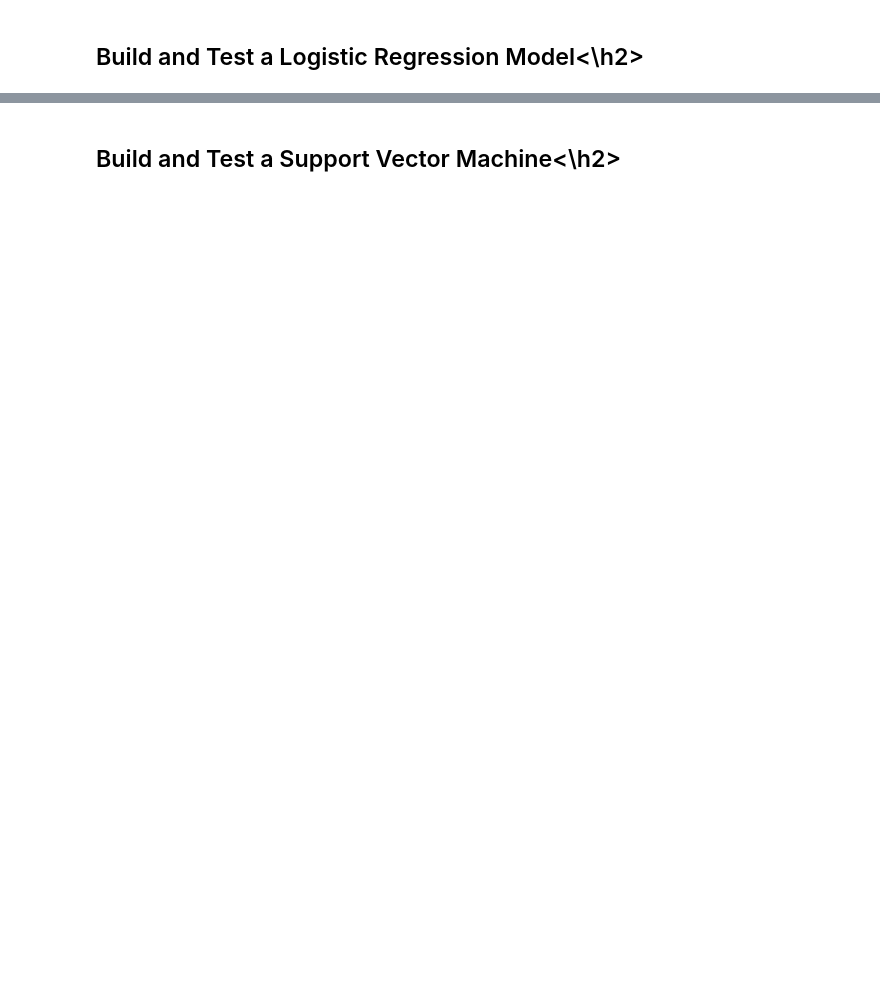
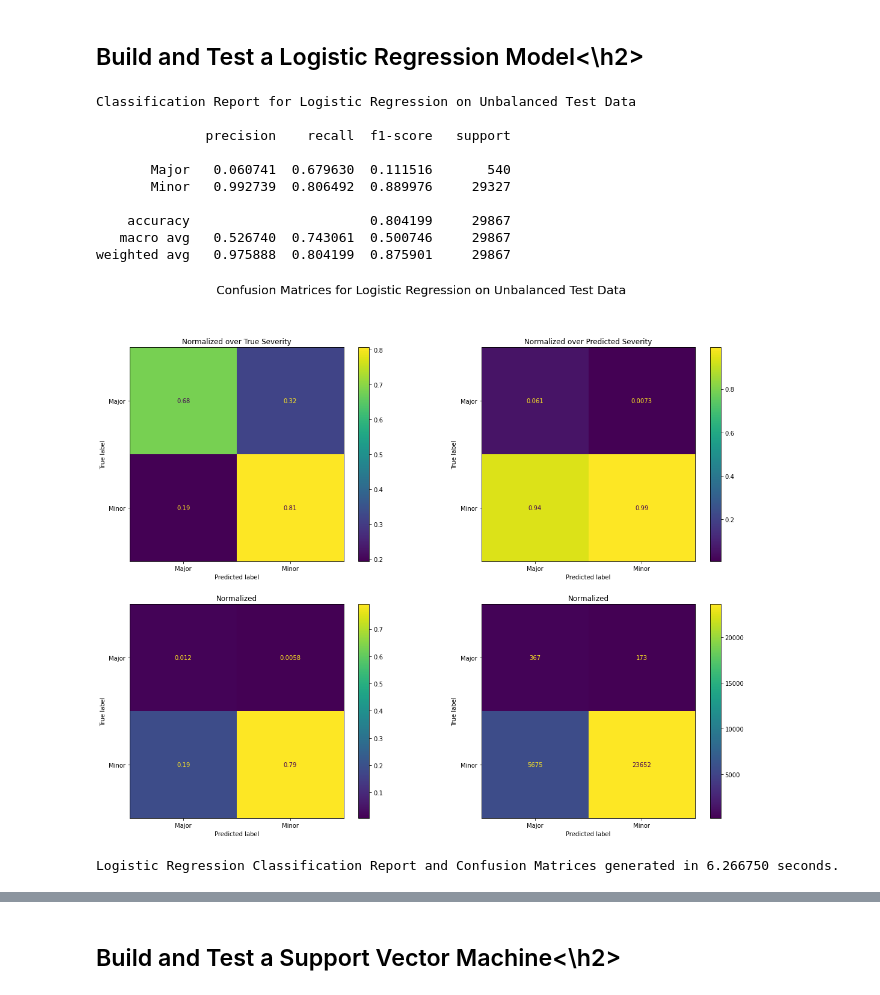
Before and after one commit to cbates79/Coursera_Capstone, a Jupyter notebook: Code for Predicting Motor Vehicle Accident Severity in Seattle, Washington.ipynb, the cells around one changed output, grey strips where cells are left out. Saved outputs shown, nothing was run; the diff lists cells and outputs as text; code cells hidden in the pictures; blank space fills up the shorter version.

Commit message:
Successfully ran code notebook with elapsed time=3160.538642897969 seconds, sampling_ratio=5, test_size_ratio=.2, number_of_folds=5, neighbors-_upper_bound=50.

```diff
--- a/Code for Predicting Motor Vehicle Accident Severity in Seattle, Washington.ipynb
+++ b/Code for Predicting Motor Vehicle Accident Severity in Seattle, Washington.ipynb
@@ -141,3 +156,15 @@ for key in list(dict_of_display_option_settings_short_names.keys()):
+# %%
+# Set the sampling ratio (percentage of minority class to (over)sample).
+sampling_ratio = 5
+
+# Set test ratio (percentage of data set to use as test data),and number of folds.
+test_size_ratio = .2
+
+# Set the number of folds for cross-validation.
+number_of_folds = 5
+
+# Set an upper bound for the number of neighbors.
+neighbors_upper_bound = 50
 # %%
 # Set seed for random number generator.
 # seed = np.int(os.times()[4]) # Use this line for better pseudo-random behavior.
@@ -581,7 +905,7 @@ print('number_of_folds = %d' % (number_of_folds))
 # %%
 # This parameter determines what fraction of the data is reserved for testing.
 # It must be between 0 and 1, exclusive, i.e. 0 < test_size_ratio < 1.
-test_size_ratio = .5
+test_size_ratio = test_size_ratio
 print('test_size_ratio = %f' % (test_size_ratio))
 
 # Using train/test splits, set aside part of the data for testing.
@@ -593,7 +919,7 @@ df_class_major_severity_train_pre_sampling, df_class_major_severity_test =\
 # %%
 # Build a balanced training set by sampling the imbalanced training data equally by class:
 
-sampling_ratio = 1
+sampling_ratio = sampling_ratio
 print('sampling_ratio = %f' % (sampling_ratio))
 
 # Set the boolean <replace> parameter of the sample method based on the sampling ratio.
@@ -744,33 +1156,46 @@ display_labels = target_names
 print()
 print('Classification Report for Logistic Regression on Unbalanced Test Data')
 print()
 print(classification_report(y_test, y_pred, labels=labels, target_names=target_names, digits=6))
 print()
 
 # Display the confusion matrices based on the unbalanced test data.
 # Create a figure.
-fig = plt.figure(figsize=(6.4 * 2, 4.8 * 2))
+fig = plt.figure(figsize=(6.4 * 3, 4.8 * 3))
 fig.suptitle('Confusion Matrices for Logistic Regression on Unbalanced Test Data', fontsize=20)
 
 ax = plt.subplot(2, 2, 1)
 ax.set_title('Normalized over True Severity', fontsize=12)
 plot_confusion_matrix(logistic_regression_pipe, X_test, y_test, labels=labels, display_labels=display_labels, normalize='true', ax=ax)
 
 ax = plt.subplot(2, 2, 2)
 ax.set_title('Normalized over Predicted Severity', fontsize=12)
 plot_confusion_matrix(logistic_regression_pipe, X_test, y_test, labels=labels, display_labels=display_labels, normalize='pred', ax=ax)
 
 ax = plt.subplot(2, 2, 3)
 ax.set_title('Normalized', fontsize=12)
 plot_confusion_matrix(logistic_regression_pipe, X_test, y_test, labels=labels, display_labels=display_labels, normalize='all', ax=ax)
 
 ax = plt.subplot(2, 2, 4)
 ax.set_title('Normalized', fontsize=12)
 plot_confusion_matrix(logistic_regression_pipe, X_test, y_test, labels=labels, display_labels=display_labels, normalize=None, ax=ax)
 
 plt.show()
 
 print()
 print('Logistic Regression Classification Report and Confusion Matrices generated in %f seconds.' % elapsed_time(t0))
+# %% [output]
+Classification Report for Logistic Regression on Unbalanced Test Data
+
+              precision    recall  f1-score   support
+
+       Major   0.060741  0.679630  0.111516       540
+       Minor   0.992739  0.806492  0.889976     29327
+
+    accuracy                       0.804199     29867
+   macro avg   0.526740  0.743061  0.500746     29867
+weighted avg   0.975888  0.804199  0.875901     29867
+[figure, added]
+Logistic Regression Classification Report and Confusion Matrices generated in 6.266750 seconds.
 # %%
 print_elapsed_time(notebook_start_time)
```
Also changed, not shown: parts of 83 cells of this notebook.
